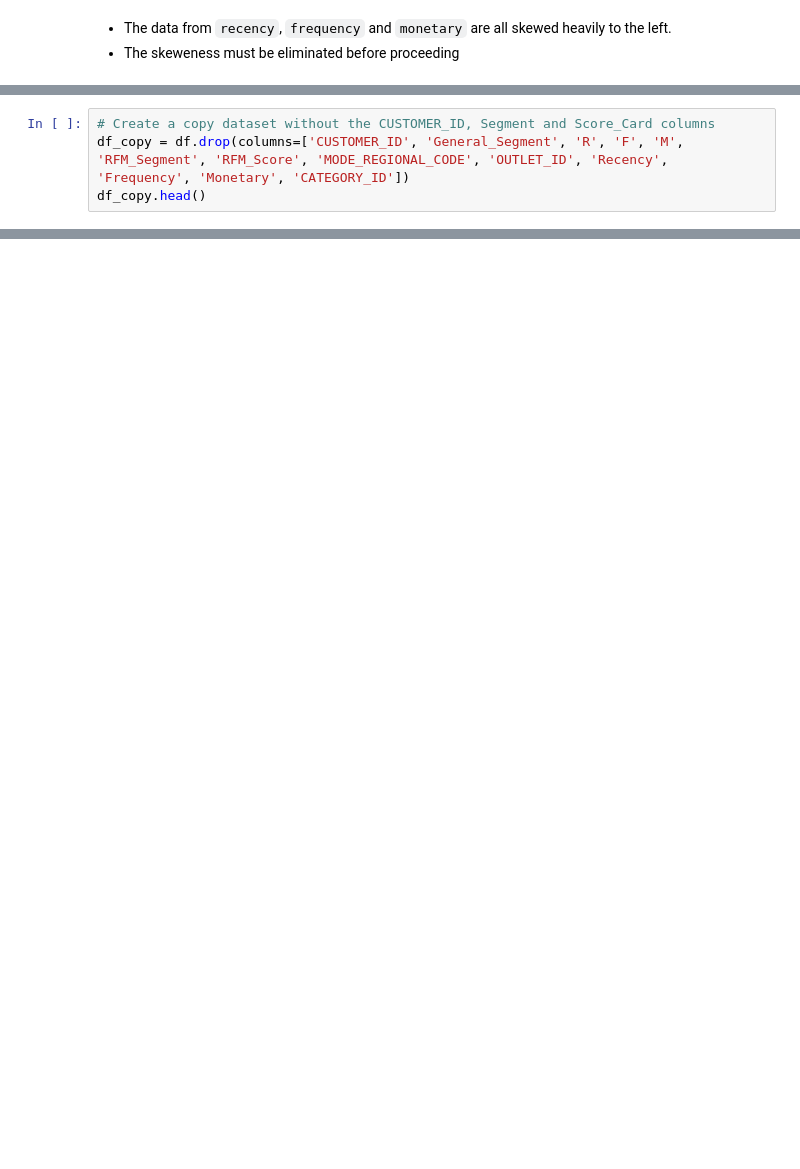
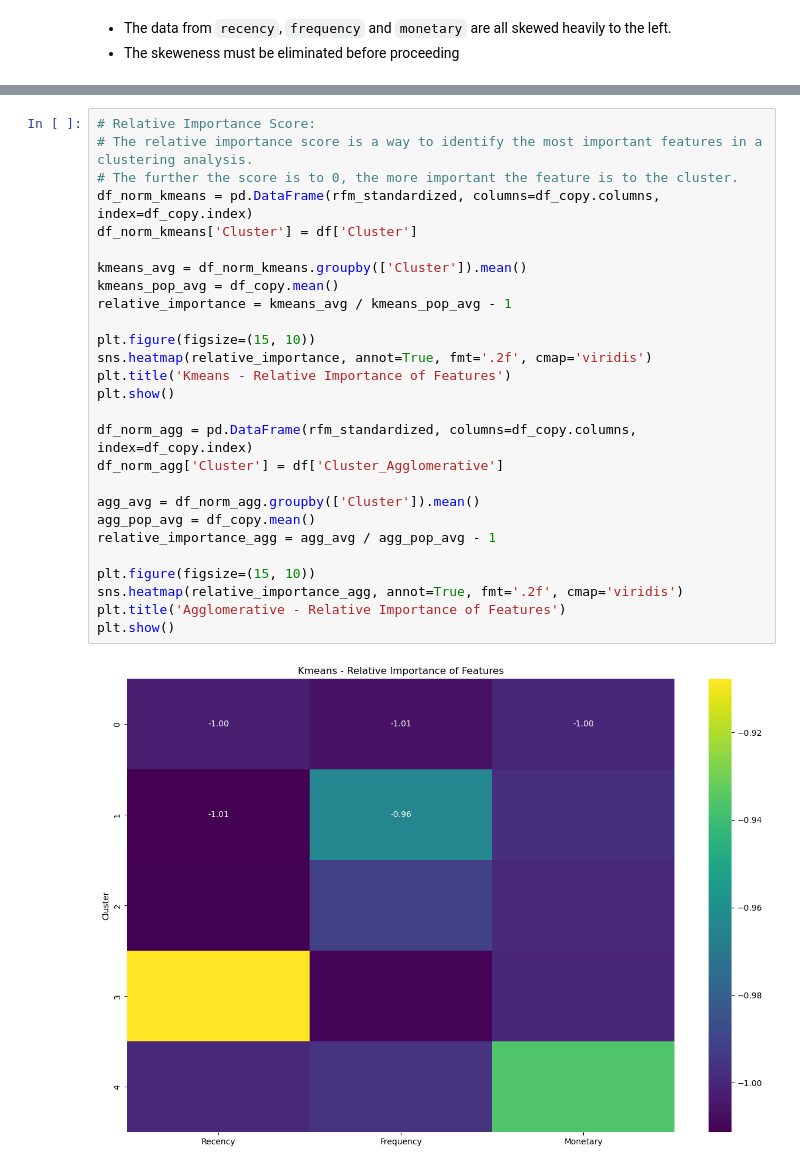
Before and after one commit to PeterBaraka/ml_fieldwork_lab, a Jupyter notebook: seg_clustering.ipynb, the cells around one changed output, grey strips where cells are left out. Drawn from its saved outputs; the diff is of its cells as text; blank space fills up the shorter version.

```diff
--- a/seg_clustering.ipynb
+++ b/seg_clustering.ipynb
@@ -78,7 +100,3 @@ print('std:', rfm_standardized.std(axis=0).round(2))
 # %% [output]
 mean: [ 0.  0. -0.]
 std: [1. 1. 1.]
-# %%
-# Create a copy dataset without the CUSTOMER_ID, Segment and Score_Card columns
-df_copy = df.drop(columns=['CUSTOMER_ID', 'General_Segment', 'R', 'F', 'M', 'RFM_Segment', 'RFM_Score', 'MODE_REGIONAL_CODE', 'OUTLET_ID', 'Recency', 'Frequency', 'Monetary', 'CATEGORY_ID'])
-df_copy.head()
@@ -357,0 +219,29 @@ plt.show()
+# %%
+# Relative Importance Score:
+# The relative importance score is a way to identify the most important features in a clustering analysis.
+# The further the score is to 0, the more important the feature is to the cluster.
+df_norm_kmeans = pd.DataFrame(rfm_standardized, columns=df_copy.columns, index=df_copy.index)
+df_norm_kmeans['Cluster'] = df['Cluster']
+
+kmeans_avg = df_norm_kmeans.groupby(['Cluster']).mean()
+kmeans_pop_avg = df_copy.mean()
+relative_importance = kmeans_avg / kmeans_pop_avg - 1
+
+plt.figure(figsize=(15, 10))
+sns.heatmap(relative_importance, annot=True, fmt='.2f', cmap='viridis')
+plt.title('Kmeans - Relative Importance of Features')
+plt.show()
+
+df_norm_agg = pd.DataFrame(rfm_standardized, columns=df_copy.columns, index=df_copy.index)
+df_norm_agg['Cluster'] = df['Cluster_Agglomerative']
+
+agg_avg = df_norm_agg.groupby(['Cluster']).mean()
+agg_pop_avg = df_copy.mean()
+relative_importance_agg = agg_avg / agg_pop_avg - 1
+
+plt.figure(figsize=(15, 10))
+sns.heatmap(relative_importance_agg, annot=True, fmt='.2f', cmap='viridis')
+plt.title('Agglomerative - Relative Importance of Features')
+plt.show()
+# %% [output]
+[figure, added]
```
Also changed, not shown: parts of 44 cells of this notebook, 1 other file.
